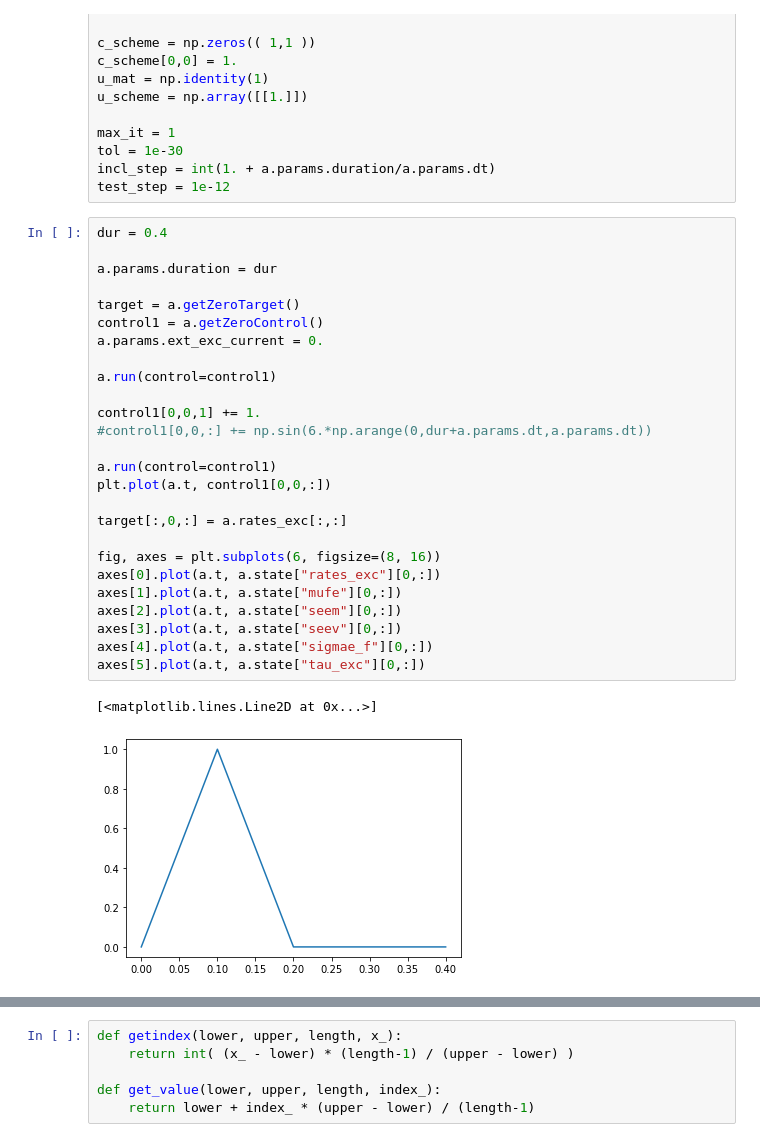
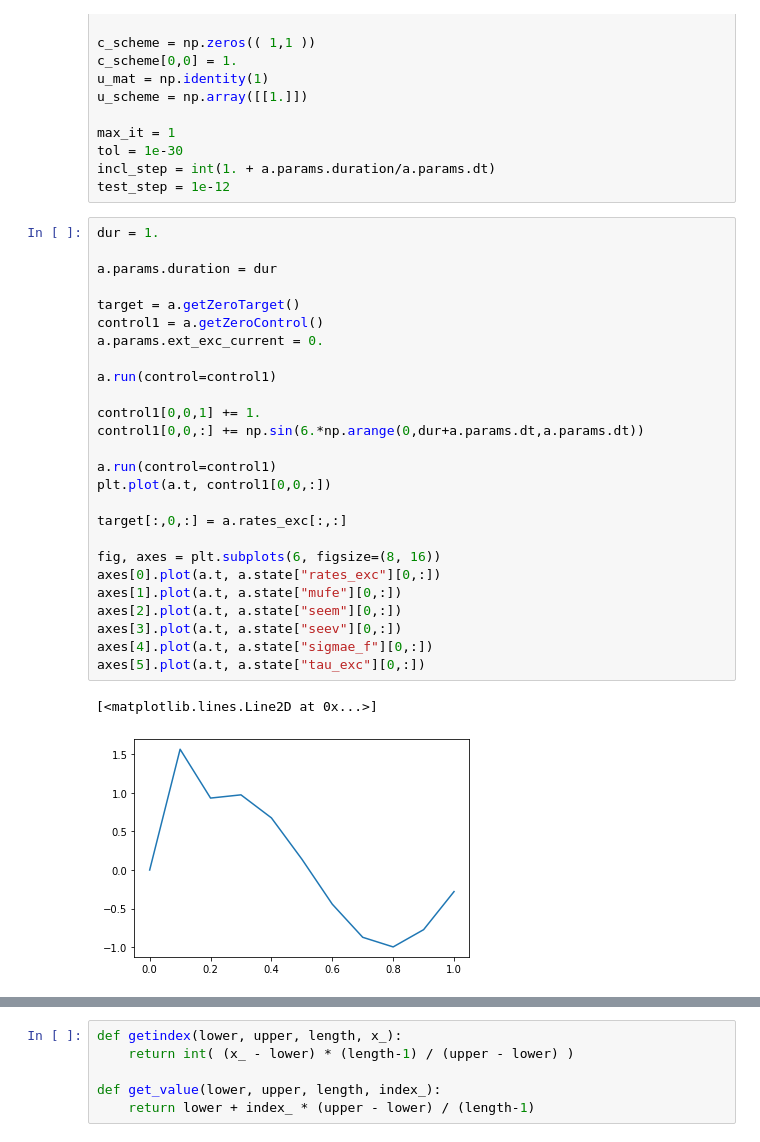
Before and after one commit to lenasal/neurolib, a Jupyter notebook: simp/e.ipynb, the cells around one changed output, grey strips where cells are left out. Saved outputs shown, nothing was run; the diff lists cells and outputs as text.

```diff
--- a/simp/e.ipynb
+++ b/simp/e.ipynb
@@ -33,31 +33,31 @@ tol = 1e-30
 incl_step = int(1. + a.params.duration/a.params.dt)
 test_step = 1e-12
 # %%
-dur = 0.4
+dur = 1.
 
 a.params.duration = dur
 
 target = a.getZeroTarget()
 control1 = a.getZeroControl()
 a.params.ext_exc_current = 0.
 
 a.run(control=control1)
 
 control1[0,0,1] += 1.
-#control1[0,0,:] += np.sin(6.*np.arange(0,dur+a.params.dt,a.params.dt))
+control1[0,0,:] += np.sin(6.*np.arange(0,dur+a.params.dt,a.params.dt))
 
 a.run(control=control1)
 plt.plot(a.t, control1[0,0,:])
 
 target[:,0,:] = a.rates_exc[:,:]
 
 fig, axes = plt.subplots(6, figsize=(8, 16))
 axes[0].plot(a.t, a.state["rates_exc"][0,:])
 axes[1].plot(a.t, a.state["mufe"][0,:])
 axes[2].plot(a.t, a.state["seem"][0,:])
 axes[3].plot(a.t, a.state["seev"][0,:])
 axes[4].plot(a.t, a.state["sigmae_f"][0,:])
 axes[5].plot(a.t, a.state["tau_exc"][0,:])
 # %% [output]
 [<matplotlib.lines.Line2D at 0x...>]
-[figure, old version]
+[figure, new version]
```
Also changed, not shown: parts of 6 cells of this notebook, 8 other files.
